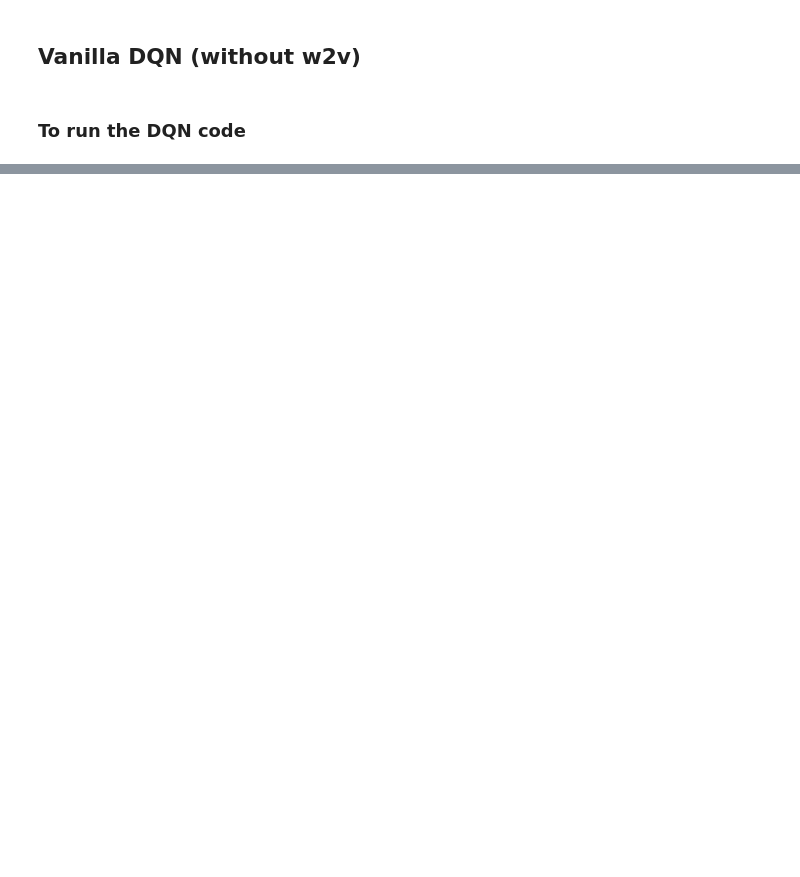
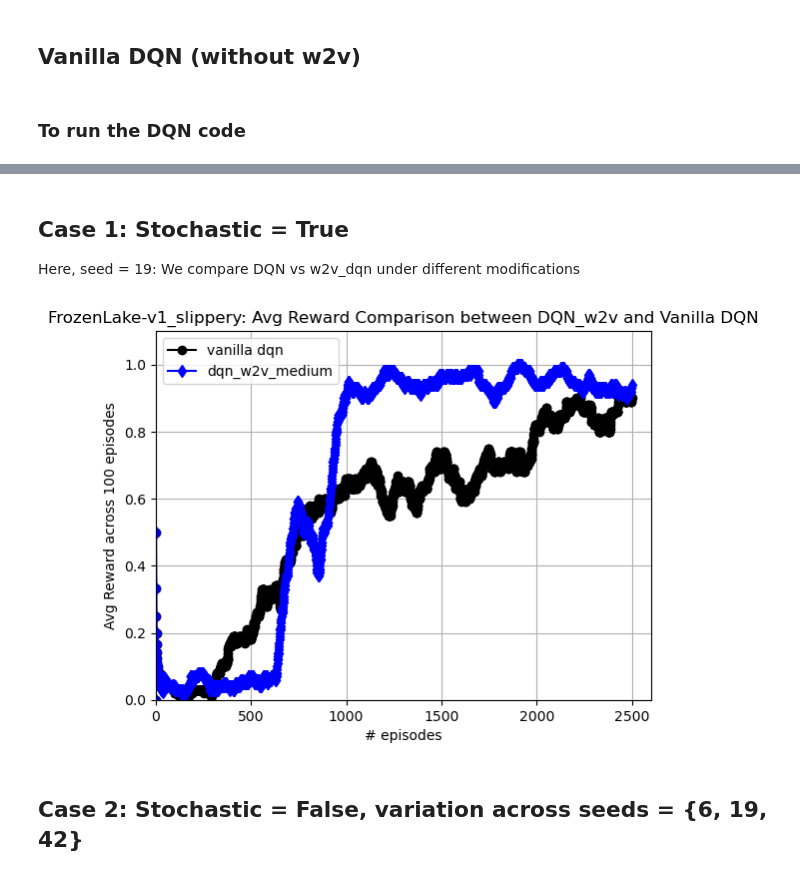
Before and after one commit to romils9/w2v_dqn, a Jupyter notebook: mdp/combined_frozen_lake.ipynb, the cells around one changed output, grey strips where cells are left out. Drawn from its saved outputs; the diff is of its cells as text; code cells hidden in the pictures; blank space fills up the shorter version.

```diff
--- a/mdp/combined_frozen_lake.ipynb
+++ b/mdp/combined_frozen_lake.ipynb
@@ -1219,0 +1394,24 @@ if check_env_details:
+# %% [markdown]
+## Case 1: Stochastic = True
+Here, seed = 19: We compare DQN vs w2v_dqn under different modifications
+# %%
+curve1 = np.load(f"{runs_folder_path}/rewards_dqn_{env_name}_map_size_{env_dim}_stochastic_{True}_seed_{19}.npy")
+# curve_perfect = np.load(f"{runs_folder_path}/rewards_w2v_dqn_modified_perfect_w2v_embed_dim_{embed_dim}_{env_name}_map_size_{env_dim}_stochastic_{True}_seed_{19}_epochs_{60}.npy")
+curve_medium = np.load(f"{runs_folder_path}/rewards_w2v_dqn_modified_medium_w2v_embed_dim_{embed_dim}_{env_name}_map_size_{env_dim}_stochastic_{True}_seed_{19}_epochs_{60}.npy")
+# curve_random = np.load(f"{runs_folder_path}/rewards_w2v_dqn_modified_random_w2v_embed_dim_{embed_dim}_{env_name}_map_size_{env_dim}_stochastic_{True}_seed_{19}_epochs_{60}.npy")
+
+plt.figure(1)
+plt.plot(range(args.n_episodes), curve1, label = 'vanilla dqn', linestyle='-', marker='o', color='k')
+plt.plot(range(args.n_episodes), curve_medium, label = 'dqn_w2v_medium', linestyle='-', marker='d', color='b')
+plt.title(f"{env_name}_slippery: Avg Reward Comparison between DQN_w2v and Vanilla DQN")
+plt.xlabel("# episodes")
+plt.ylabel("Avg Reward across 100 episodes")
+plt.legend()
+plt.axis([0, 2600, 0, 1.1])
+plt.grid(True)
+# plt.show()
+plt.savefig(f"{runs_folder_path}/comparison_w2v_dqn_modified_medium_w2v_embed_dim_{embed_dim}_{env_name}_map_size_{env_dim}_stochastic_{True}_seed_{19}_epochs_{60}.jpg")
+# %% [output]
+[figure, added]
+# %% [markdown]
+## Case 2: Stochastic = False, variation across seeds = {6, 19, 42}
```
Also changed, not shown: parts of 19 cells of this notebook.
